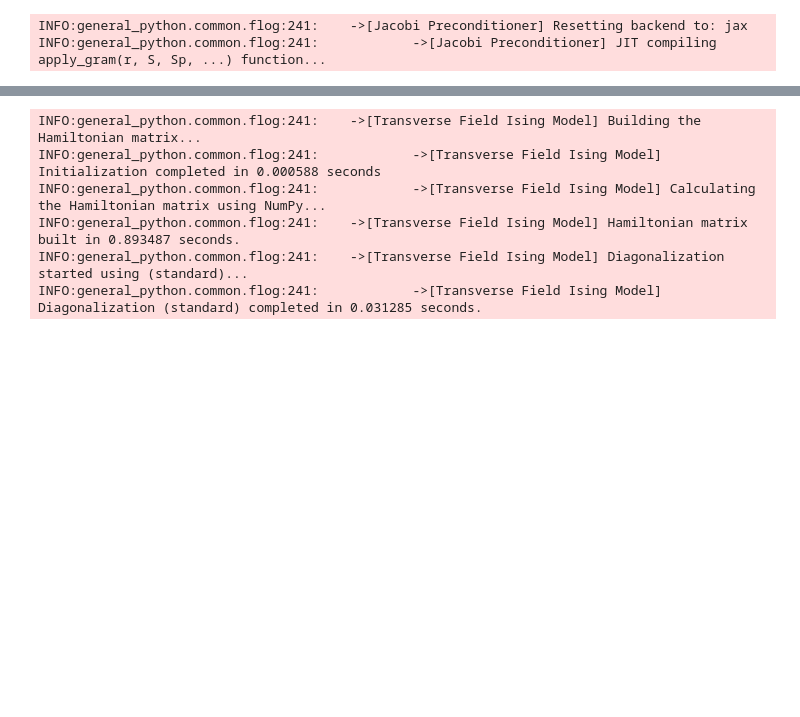
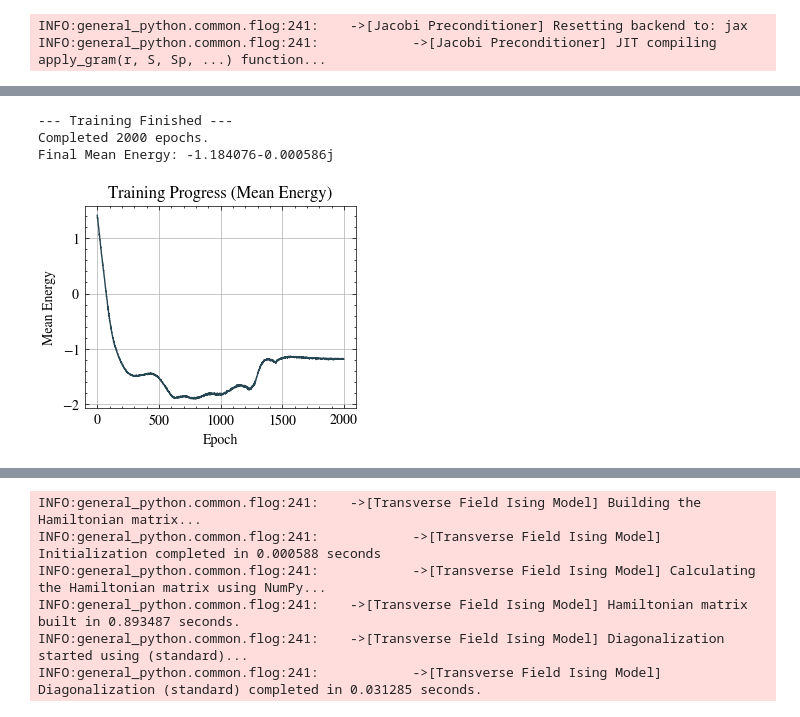
Before and after one commit to makskliczkowski/QuantumEigenSolver, a Jupyter notebook: Python/QES/tests.ipynb, the cells around one changed output, grey strips where cells are left out. Drawn from its saved outputs; the diff is of its cells as text; code cells hidden in the pictures; blank space fills up the shorter version.

```diff
--- a/Python/QES/tests.ipynb
+++ b/Python/QES/tests.ipynb
@@ -2465,3 +2566,24 @@ KeyboardInterrupt:
+# %%
+if energies:
+    print("\n--- Training Finished ---")
+    print(f"Completed {len(energies)} epochs.")
+    print(f"Final Mean Energy: {energies[-1]:.6f}")
+
+    # --- Plotting ---
+    plt.figure(1)               # Create a new figure
+    plt.plot(np.real(energies))  # Plot real part of energy history
+    plt.xlabel("Epoch")
+    plt.ylabel("Mean Energy")
+    plt.title("Training Progress (Mean Energy)")
+    plt.grid(True)
+    plt.show()
+else:
+    print("\nTraining did not complete any epochs.")
+# %% [output]
+--- Training Finished ---
+Completed 2000 epochs.
+Final Mean Energy: -1.184076-0.000586j
+[figure, added]
 # %%
 # plt.plot(np.real(history))
 history
```
Also changed, not shown: parts of 7 cells of this notebook, 5 other files.
